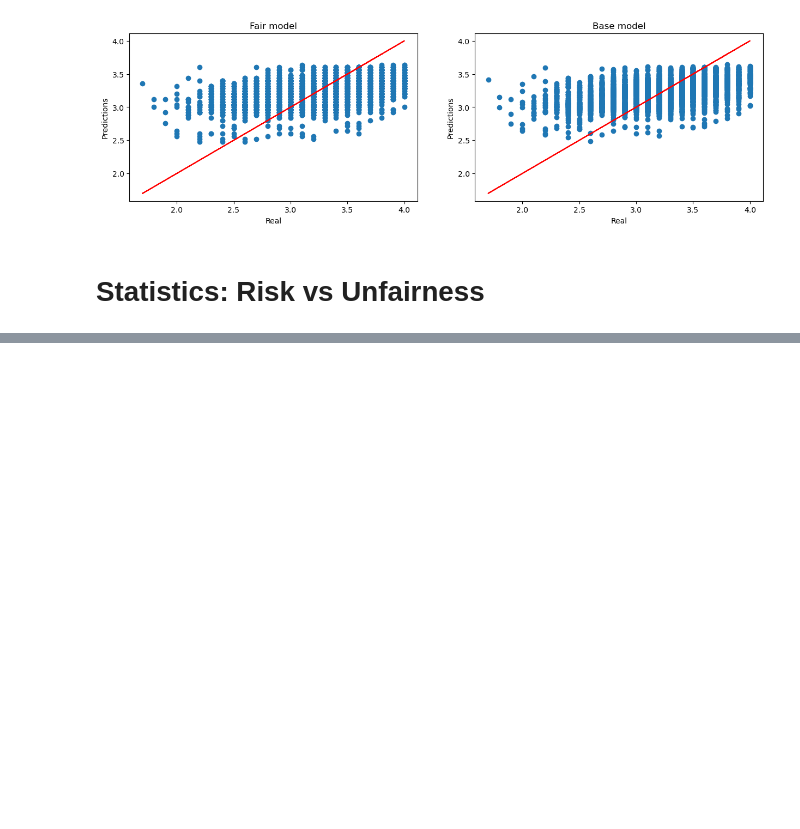
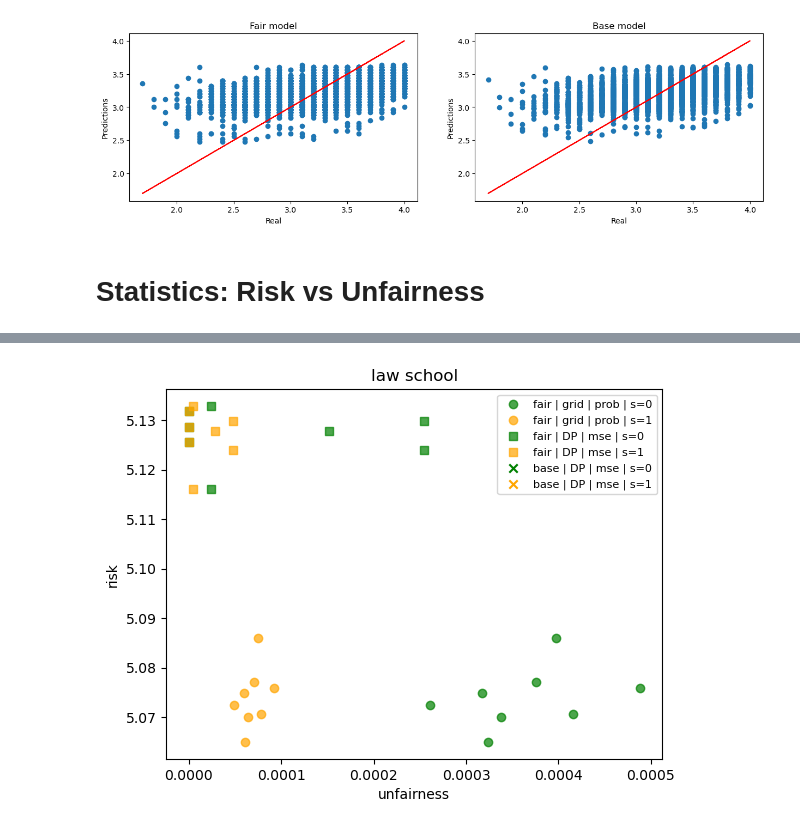
Before and after one commit to taturyan/unaware-fair-reg, a Jupyter notebook: LawSchool_experiments.ipynb, the cells around one changed output, grey strips where cells are left out. Drawn from its saved outputs; the diff is of its cells as text; code cells hidden in the pictures; blank space fills up the shorter version.

```diff
--- a/LawSchool_experiments.ipynb
+++ b/LawSchool_experiments.ipynb
@@ -136,0 +170,13 @@ len(risk_history_all)
+# %%
+pairs_list = [[avg_all, prob_risk_all], [DP_all, mse_risk_all], [base_DP, base_mse_risk]]
+model_list = ['fair', 'fair', 'base']
+unf_type_list = ['grid', 'DP', 'DP']
+risk_type_list = ['prob', 'mse', 'mse']
+markers_list = ['o','s','x']
+
+plot_risk_unf_compare(pairs_list=pairs_list, model_list=model_list, unf_type_list=unf_type_list, risk_type_list=risk_type_list,
+                      markers_list=markers_list, dataset='law school',
+                      x_label = 'unfairness', y_label = 'risk',
+                      K=2, colors = ['g', 'orange'], alpha=0.7, annotate = False)
+# %% [output]
+[figure, added]
```
Also changed, not shown: parts of 26 cells of this notebook, 3 other files.
